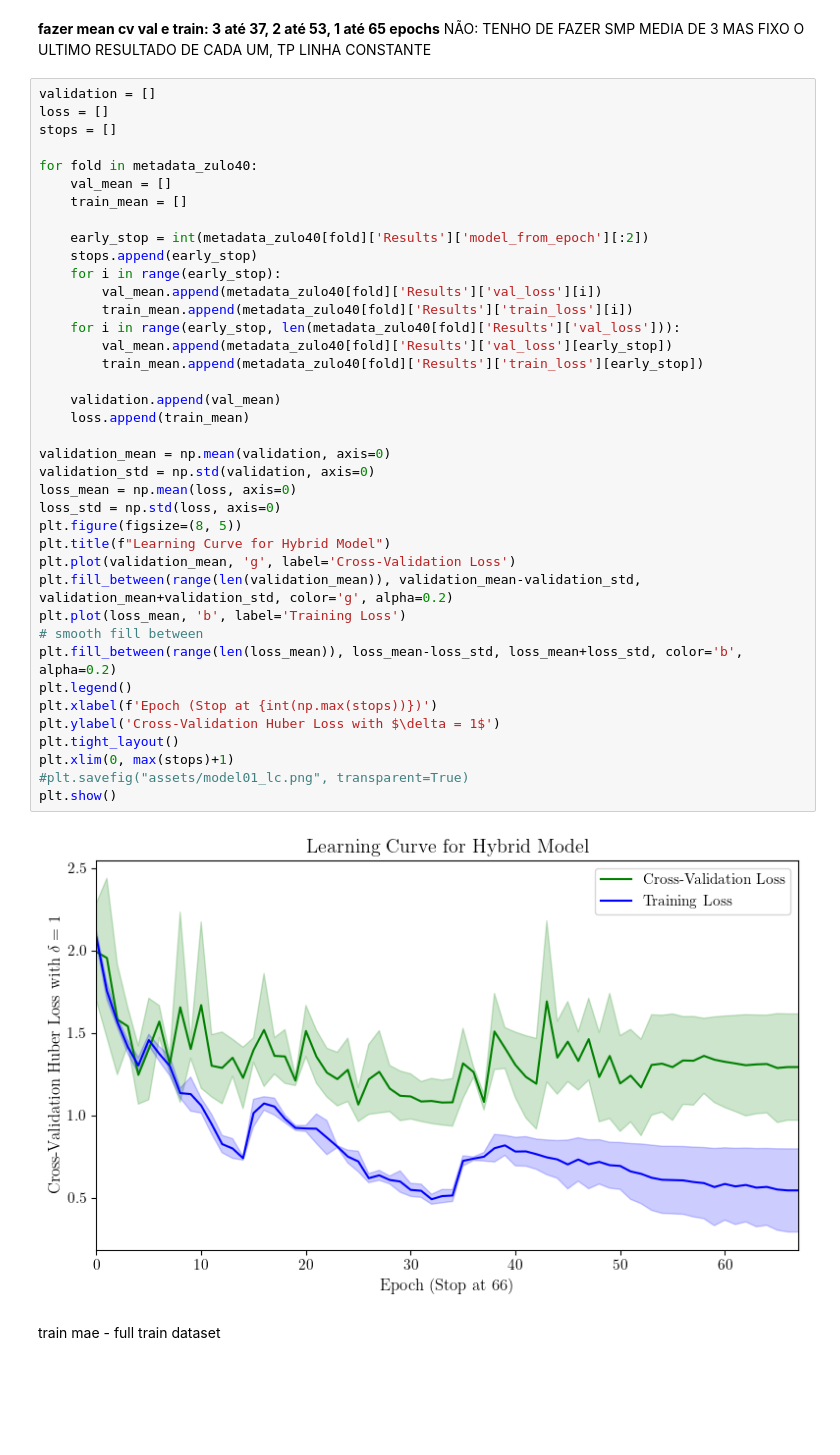
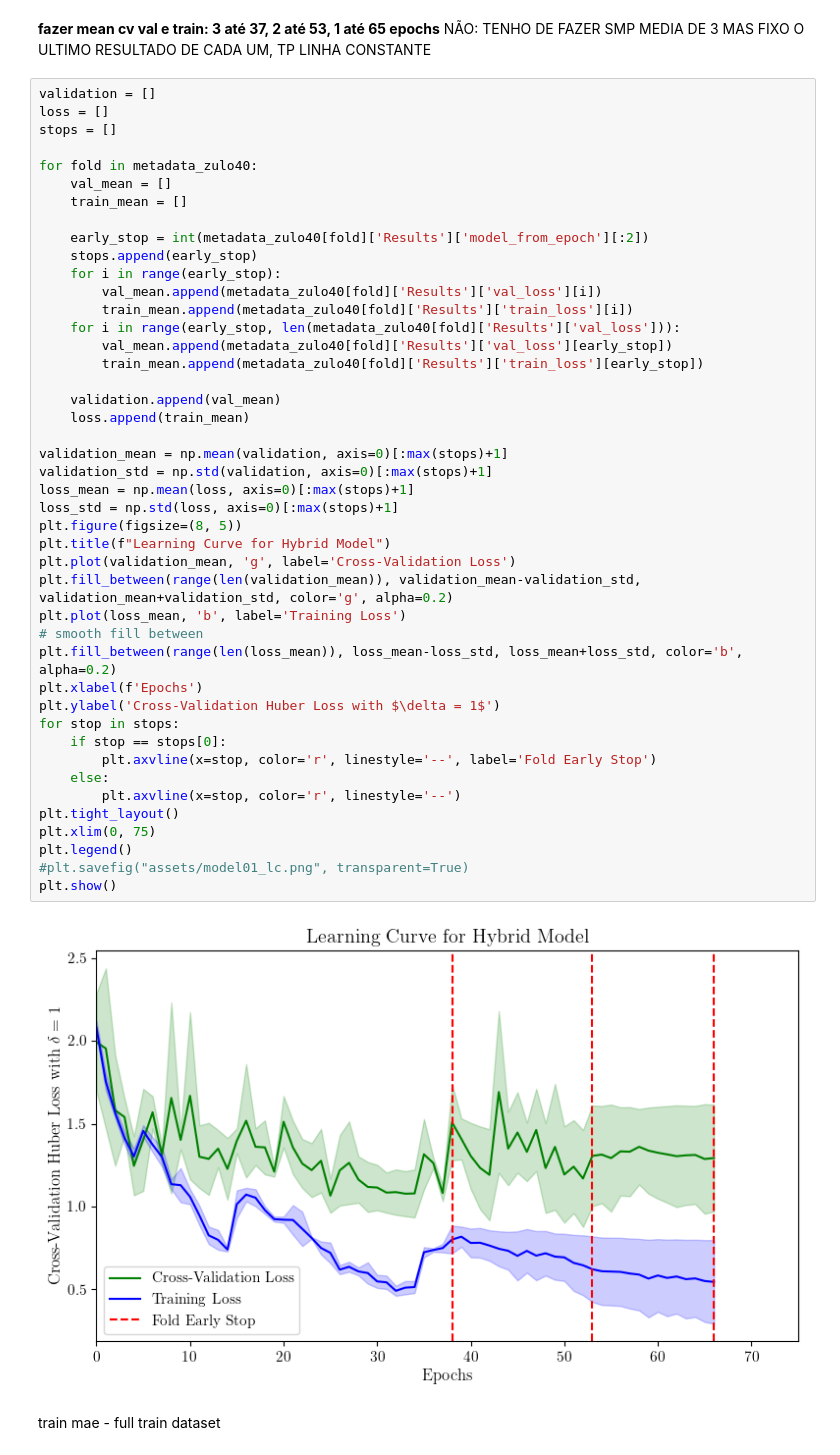
Before and after one commit to Hugoverissimo21/SolarPanel-DLCounter, a Jupyter notebook: ModelSelection.ipynb, the cells around one changed output. Saved outputs shown, nothing was run; the diff lists cells and outputs as text; blank space fills up the shorter version.

```diff
--- a/ModelSelection.ipynb
+++ b/ModelSelection.ipynb
@@ -86,42 +86,47 @@ validation = []
 loss = []
 stops = []
 
 for fold in metadata_zulo40:
     val_mean = []
     train_mean = []
 
     early_stop = int(metadata_zulo40[fold]['Results']['model_from_epoch'][:2])
     stops.append(early_stop)
     for i in range(early_stop):
         val_mean.append(metadata_zulo40[fold]['Results']['val_loss'][i])
         train_mean.append(metadata_zulo40[fold]['Results']['train_loss'][i])
     for i in range(early_stop, len(metadata_zulo40[fold]['Results']['val_loss'])):
         val_mean.append(metadata_zulo40[fold]['Results']['val_loss'][early_stop])
         train_mean.append(metadata_zulo40[fold]['Results']['train_loss'][early_stop])
 
     validation.append(val_mean)
     loss.append(train_mean)
 
-validation_mean = np.mean(validation, axis=0)
-validation_std = np.std(validation, axis=0)
-loss_mean = np.mean(loss, axis=0)
-loss_std = np.std(loss, axis=0)
+validation_mean = np.mean(validation, axis=0)[:max(stops)+1]
+validation_std = np.std(validation, axis=0)[:max(stops)+1]
+loss_mean = np.mean(loss, axis=0)[:max(stops)+1]
+loss_std = np.std(loss, axis=0)[:max(stops)+1]
 plt.figure(figsize=(8, 5))
 plt.title(f"Learning Curve for Hybrid Model")
 plt.plot(validation_mean, 'g', label='Cross-Validation Loss')
 plt.fill_between(range(len(validation_mean)), validation_mean-validation_std, validation_mean+validation_std, color='g', alpha=0.2)
 plt.plot(loss_mean, 'b', label='Training Loss')
 # smooth fill between
 plt.fill_between(range(len(loss_mean)), loss_mean-loss_std, loss_mean+loss_std, color='b', alpha=0.2)
+plt.xlabel(f'Epochs')
+plt.ylabel('Cross-Validation Huber Loss with $\delta = 1$')
+for stop in stops:
+    if stop == stops[0]:
+        plt.axvline(x=stop, color='r', linestyle='--', label='Fold Early Stop')
+    else:
+        plt.axvline(x=stop, color='r', linestyle='--')
+plt.tight_layout()
+plt.xlim(0, 75)
 plt.legend()
-plt.xlabel(f'Epoch (Stop at {int(np.max(stops))})')
-plt.ylabel('Cross-Validation Huber Loss with $\delta = 1$')
-plt.tight_layout()
-plt.xlim(0, max(stops)+1)
 #plt.savefig("assets/model01_lc.png", transparent=True)
 plt.show()
 # %% [output]
-[figure, old version]
+[figure, new version]
 # %% [markdown]
 train mae - full train dataset
 # %%
```
Also changed, not shown: parts of 4 cells of this notebook, 12 other files.
